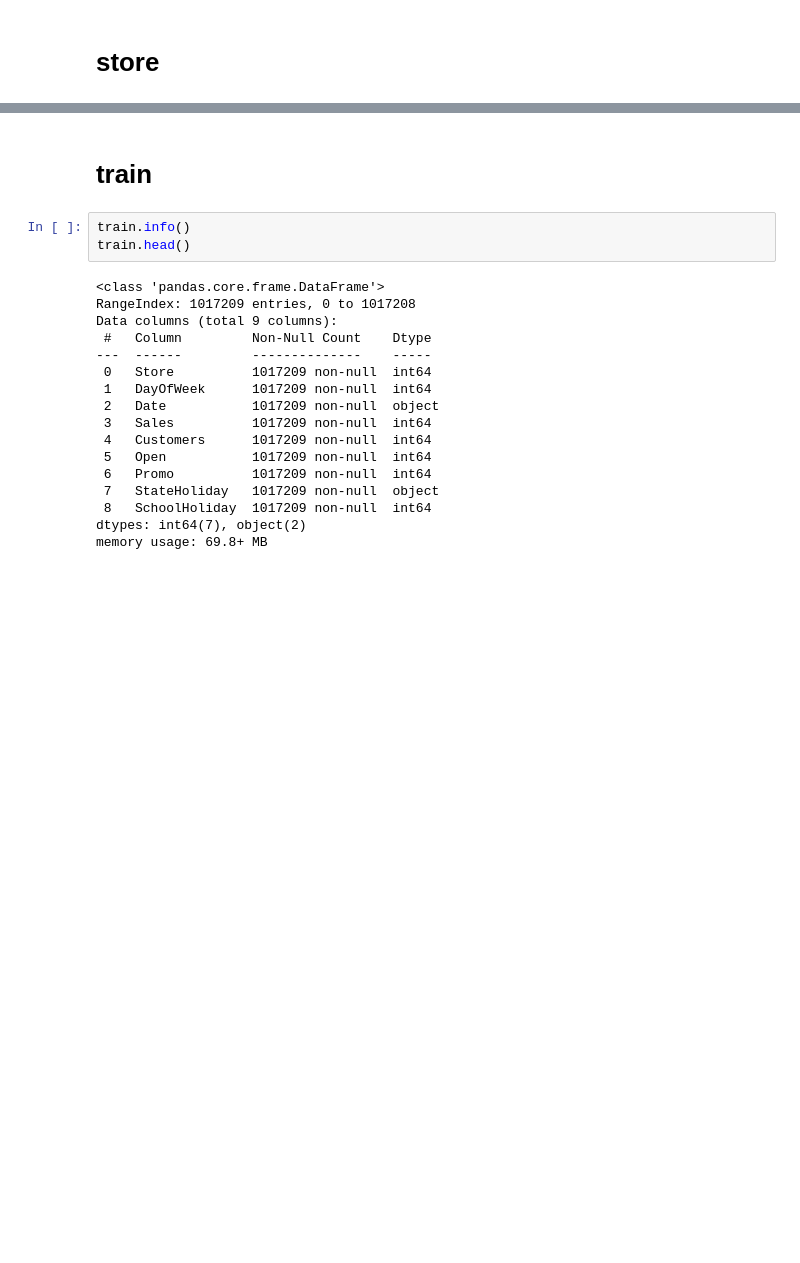
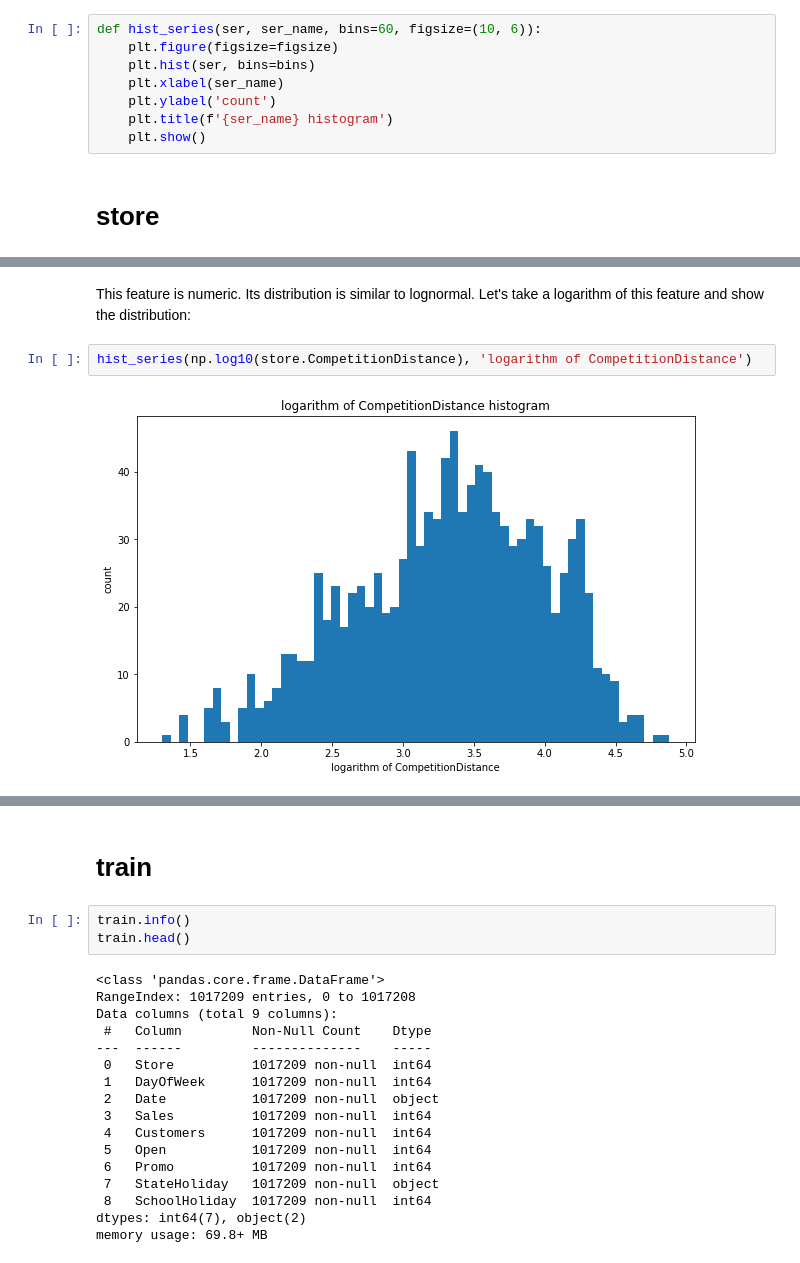
Before and after one commit to vkhmara/EPAM-Internship, a Jupyter notebook: Rossmann Store Sales/EDA.ipynb, the cells around one changed output, grey strips where cells are left out. Saved outputs shown, nothing was run; the diff lists cells and outputs as text; blank space fills up the shorter version.

```diff
--- a/Rossmann Store Sales/EDA.ipynb
+++ b/Rossmann Store Sales/EDA.ipynb
@@ -11,3 +84,11 @@ test = pd.read_csv('data/test.csv')
+# %%
+def hist_series(ser, ser_name, bins=60, figsize=(10, 6)):
+    plt.figure(figsize=figsize)
+    plt.hist(ser, bins=bins)
+    plt.xlabel(ser_name)
+    plt.ylabel('count')
+    plt.title(f'{ser_name} histogram')
+    plt.show()
 # %% [markdown]
 # store
 # %%
@@ -203,0 +167,6 @@ profile_store.to_file('report store.html')
+# %% [markdown]
+This feature is numeric. Its distribution is similar to lognormal. Let's take a logarithm of this feature and show the distribution:
+# %%
+hist_series(np.log10(store.CompetitionDistance), 'logarithm of CompetitionDistance')
+# %% [output]
+[figure, added]
```
Also changed, not shown: parts of 147 cells of this notebook.
